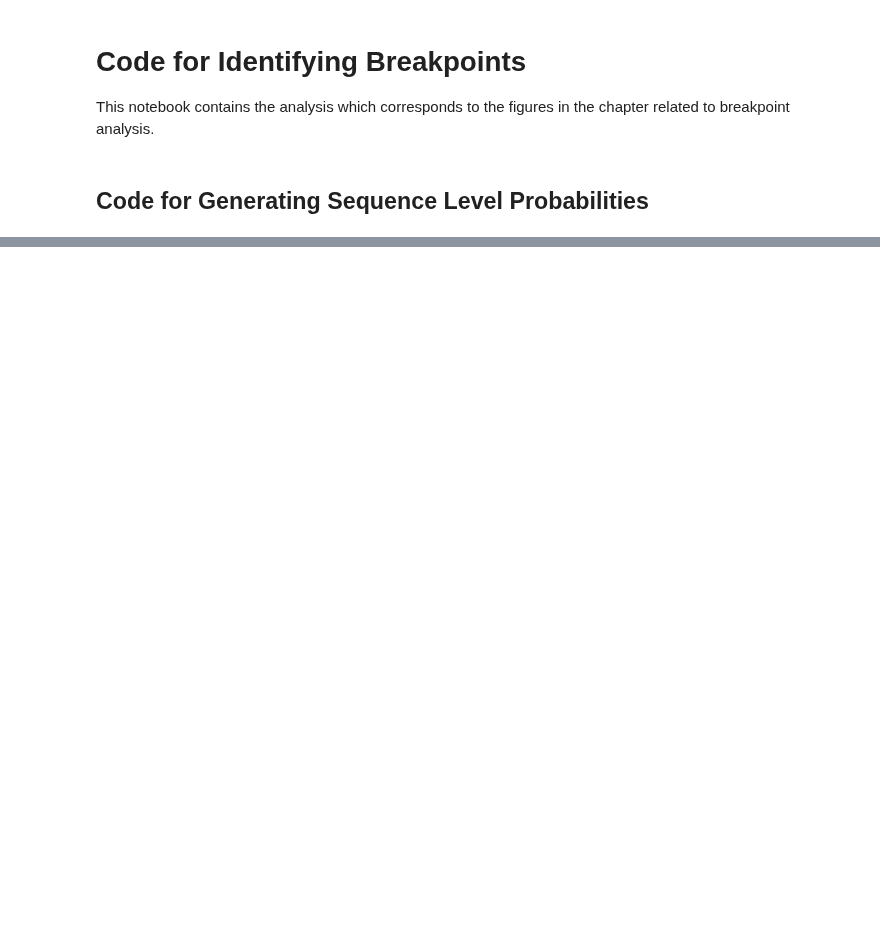
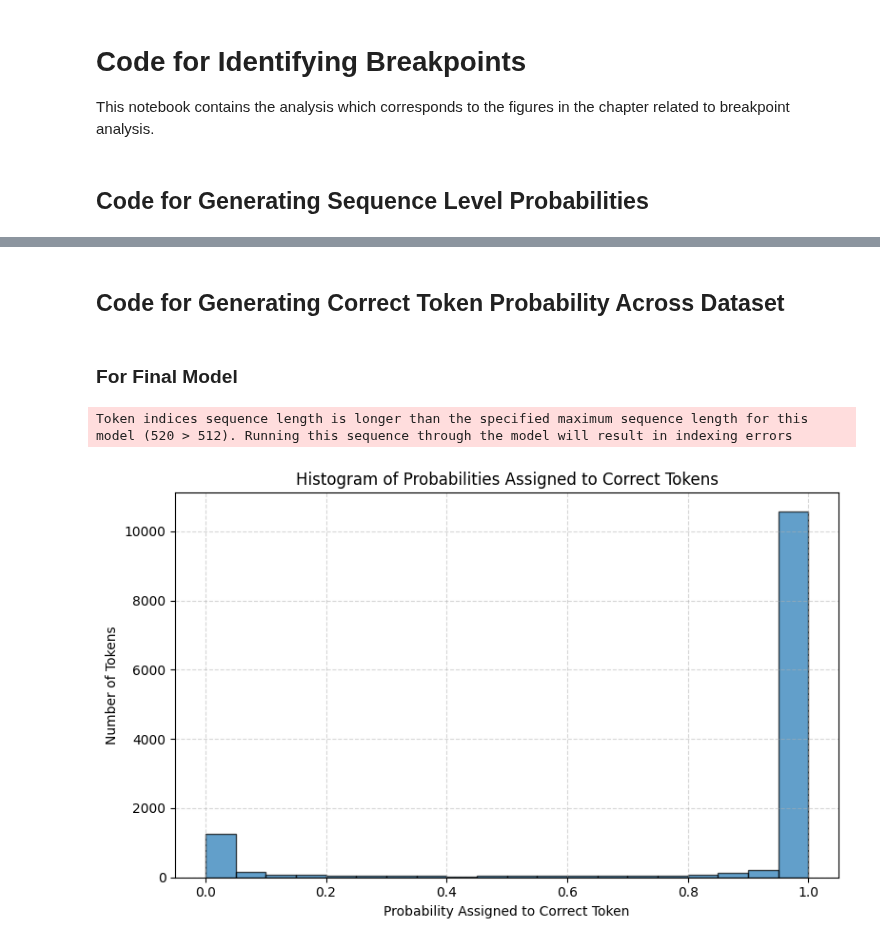
Before and after one commit to MGWSimpson/AlphaARC, a Jupyter notebook: analysis/identifying_breakpoints.ipynb, the cells around one changed output, grey strips where cells are left out. Drawn from its saved outputs; the diff is of its cells as text; code cells hidden in the pictures; blank space fills up the shorter version.

Commit message:
Just writing some graphs since i cant sleep

```diff
--- a/analysis/identifying_breakpoints.ipynb
+++ b/analysis/identifying_breakpoints.ipynb
@@ -107 +112,3 @@ O = replace(x2, x3, x1)
 [figure]
+# %% [markdown]
+## Code for Generating Correct Token Probability Across Dataset
@@ -107,0 +178,10 @@ O = replace(x2, x3, x1)
+# %% [markdown]
+### For Final Model
+# %%
+
+correct_token_probs = compute_correct_token_probs(validation_tasks,
+                                                  '../finetune-checkpoint/dev-checkpoint')
+plot_correct_token_probs(correct_token_probs)
+# %% [output]
+Token indices sequence length is longer than the specified maximum sequence length for this model (520 > 512). Running this sequence through the model will result in indexing errors
+[figure, added]
```
Also changed, not shown: parts of 9 cells of this notebook, 3 other files.
